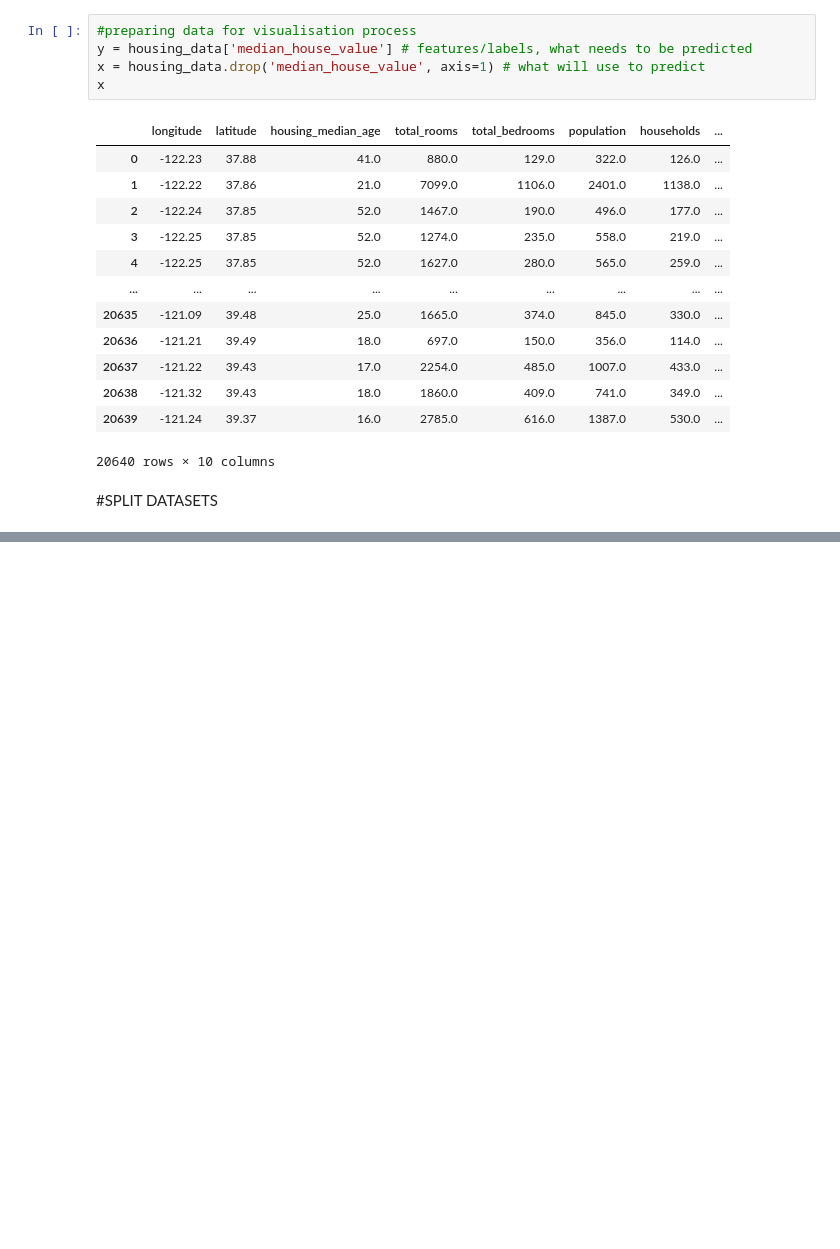
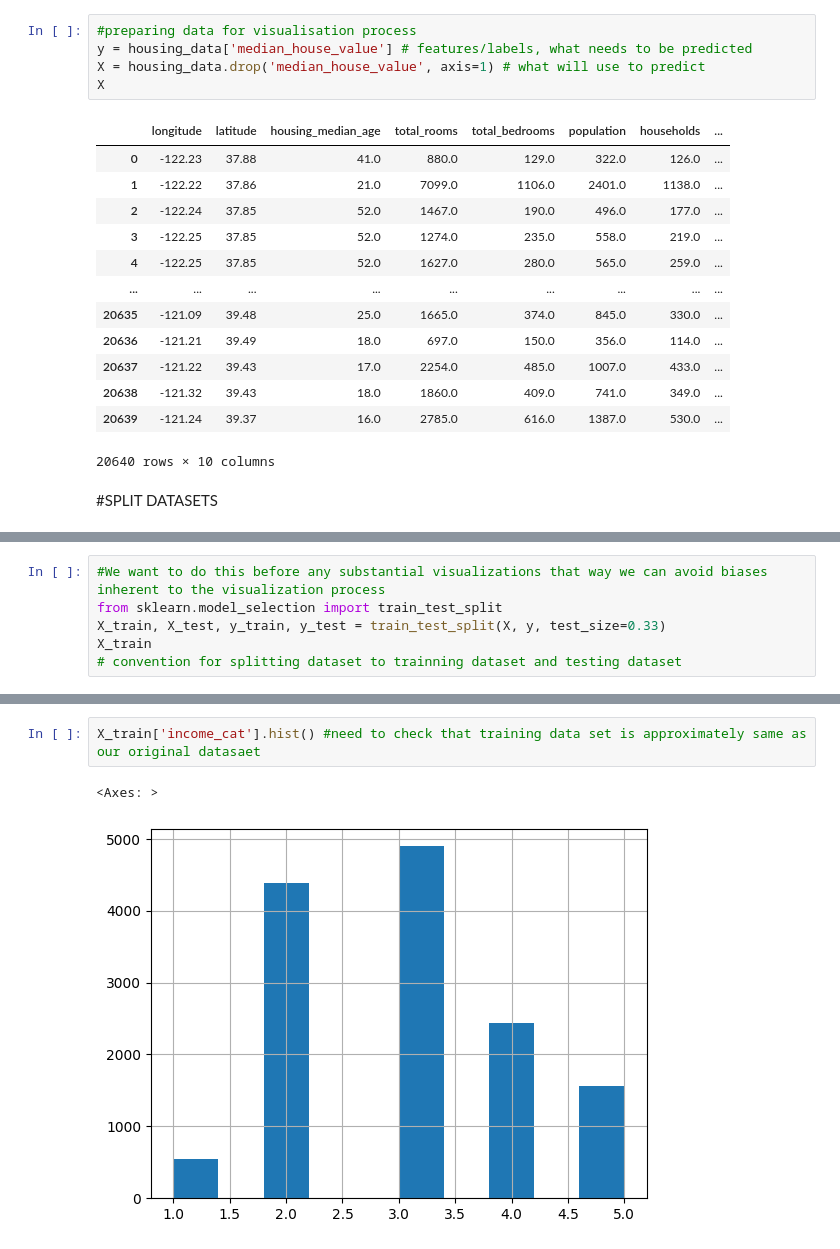
Before and after one commit to InquisitorFury/House-real-estate-prediction-, a Jupyter notebook: code.ipynb, the cells around one changed output, grey strips where cells are left out. Cells and saved outputs as stored; diff of their text form; blank space fills up the shorter version.

Commit message:
prepairing data for machine learning

```diff
--- a/code.ipynb
+++ b/code.ipynb
@@ -97,8 +98,8 @@ housing_data['income_cat'].hist()
 # %%
 #preparing data for visualisation process
 y = housing_data['median_house_value'] # features/labels, what needs to be predicted
-x = housing_data.drop('median_house_value', axis=1) # what will use to predict
-x
+X = housing_data.drop('median_house_value', axis=1) # what will use to predict
+X
 # %% [output]
 |  | longitude | latitude | housing_median_age | total_rooms | total_bedrooms | population | households | ... |
 | 0 | -122.23 | 37.88 | 41.0 | 880.0 | 129.0 | 322.0 | 126.0 | ... |
@@ -119,0 +119,6 @@ from sklearn.model_selection import train_test_split
+# %%
+#We want to do this before any substantial visualizations that way we can avoid biases inherent to the visualization process
+from sklearn.model_selection import train_test_split
+X_train, X_test, y_train, y_test = train_test_split(X, y, test_size=0.33)
+X_train
+# convention for splitting dataset to trainning dataset and testing dataset
@@ -119,0 +146,5 @@ from sklearn.model_selection import train_test_split
+# %%
+X_train['income_cat'].hist() #need to check that training data set is approximately same as our original datasaet
+# %% [output]
+<Axes: >
+[figure, added]
```
Also changed, not shown: parts of 22 cells of this notebook, 1 other file.
